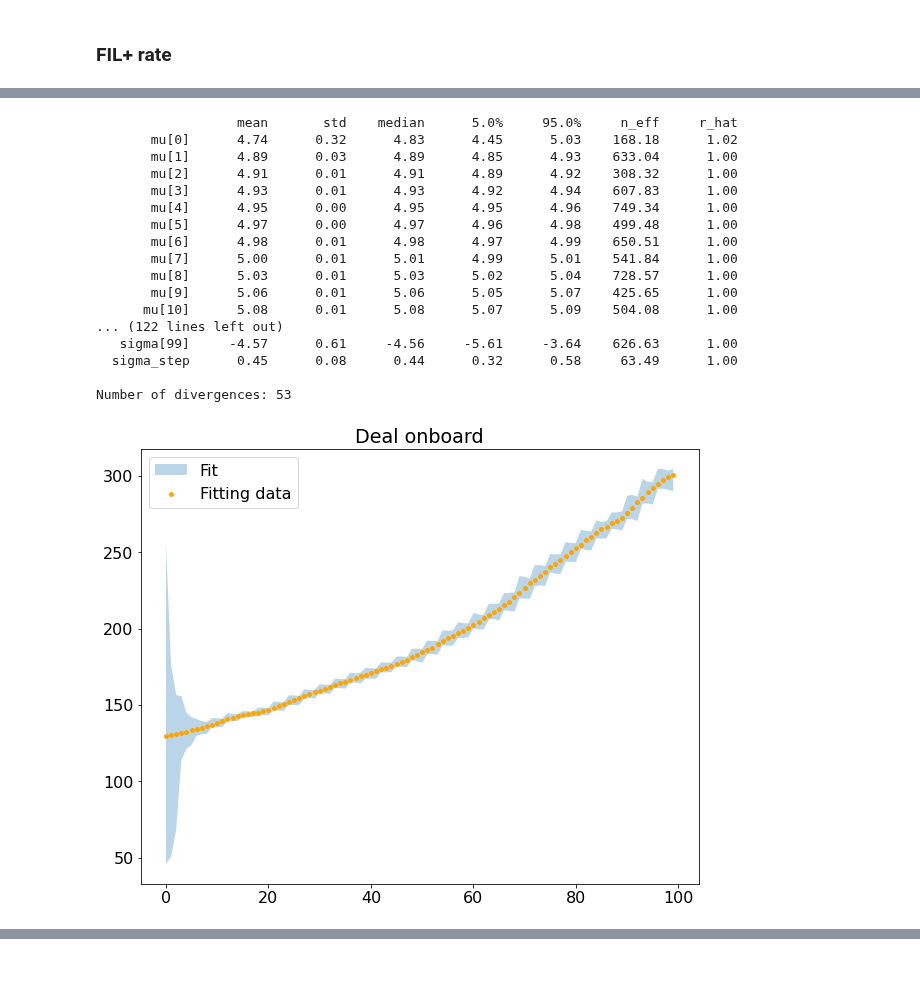
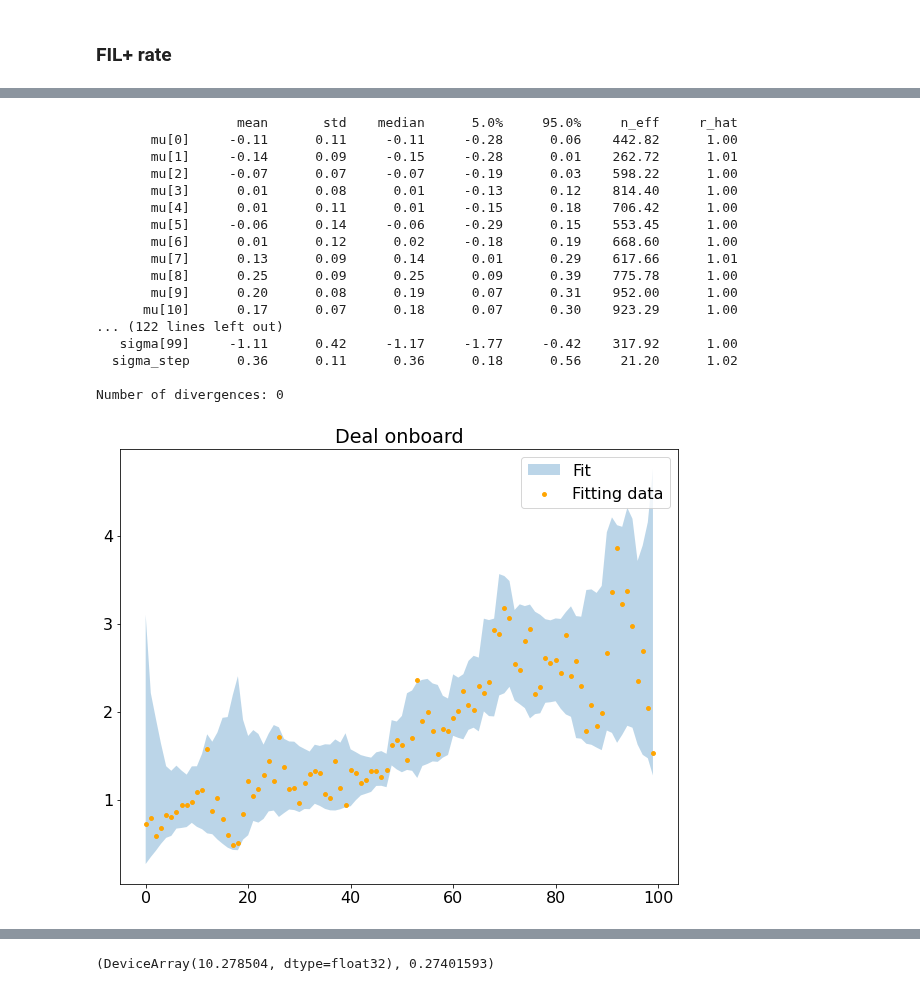
Before and after one commit to protocol/CryptoEconLab, a Jupyter notebook: notebooks/baseline_crossing/Distributions_to_parameterise_baseline_crossing_model.ipynb, the cells around one changed output, grey strips where cells are left out. Drawn from its saved outputs; the diff is of its cells as text; code cells hidden in the pictures.

```diff
--- a/notebooks/baseline_crossing/Distributions_to_parameterise_baseline_crossing_model.ipynb
+++ b/notebooks/baseline_crossing/Distributions_to_parameterise_baseline_crossing_model.ipynb
@@ -294,6 +274,8 @@ Text(0.5, 1.0, 'Raw byte onboarding/daily')
 # %%
 df_deals_orig = pd.read_csv('offline_info/Daily_Active_Deal_PiB_Statistics.csv')
 df_deals = df_deals_orig.copy()
+df_deals['deals_onboard'] = df_deals['Filecoin Plus'].diff()
 df_deals = df_deals[df_deals.stateTime <= today]
-df_deals.Total.plot(); plt.title('Deals onboard (PiB)')
+df_deals.deals_onboard.plot(); plt.title('Deals onboard (PiB)')
+df_deals.index = df_deals.stateTime
 # %% [output]
@@ -302,25 +283,25 @@ Text(0.5, 1.0, 'Deals onboard (PiB)')
 # %%
 x = df_deals.index.values[-100:]
-y = df_deals['Total'].values[-100:]
+y = df_deals.deals_onboard.values[-100:]
 
 mcmc, predictions_deal = run_model(x,y,3)
 plt_posteriors(predictions_deal, title="Deal onboard")
 # %% [output]
                   mean       std    median      5.0%     95.0%     n_eff     r_hat
-       mu[0]      4.74      0.32      4.83      4.45      5.03    168.18      1.02
-       mu[1]      4.89      0.03      4.89      4.85      4.93    633.04      1.00
-       mu[2]      4.91      0.01      4.91      4.89      4.92    308.32      1.00
-       mu[3]      4.93      0.01      4.93      4.92      4.94    607.83      1.00
-       mu[4]      4.95      0.00      4.95      4.95      4.96    749.34      1.00
-       mu[5]      4.97      0.00      4.97      4.96      4.98    499.48      1.00
-       mu[6]      4.98      0.01      4.98      4.97      4.99    650.51      1.00
-       mu[7]      5.00      0.01      5.01      4.99      5.01    541.84      1.00
-       mu[8]      5.03      0.01      5.03      5.02      5.04    728.57      1.00
-       mu[9]      5.06      0.01      5.06      5.05      5.07    425.65      1.00
-      mu[10]      5.08      0.01      5.08      5.07      5.09    504.08      1.00
+       mu[0]     -0.11      0.11     -0.11     -0.28      0.06    442.82      1.00
+       mu[1]     -0.14      0.09     -0.15     -0.28      0.01    262.72      1.01
+       mu[2]     -0.07      0.07     -0.07     -0.19      0.03    598.22      1.00
+       mu[3]      0.01      0.08      0.01     -0.13      0.12    814.40      1.00
+       mu[4]      0.01      0.11      0.01     -0.15      0.18    706.42      1.00
+       mu[5]     -0.06      0.14     -0.06     -0.29      0.15    553.45      1.00
+       mu[6]      0.01      0.12      0.02     -0.18      0.19    668.60      1.00
+       mu[7]      0.13      0.09      0.14      0.01      0.29    617.66      1.01
+       mu[8]      0.25      0.09      0.25      0.09      0.39    775.78      1.00
+       mu[9]      0.20      0.08      0.19      0.07      0.31    952.00      1.00
+      mu[10]      0.17      0.07      0.18      0.07      0.30    923.29      1.00
 ... (122 lines left out)
-   sigma[99]     -4.57      0.61     -4.56     -5.61     -3.64    626.63      1.00
-  sigma_step      0.45      0.08      0.44      0.32      0.58     63.49      1.00
+   sigma[99]     -1.11      0.42     -1.17     -1.77     -0.42    317.92      1.00
+  sigma_step      0.36      0.11      0.36      0.18      0.56     21.20      1.02
 
-Number of divergences: 53
+Number of divergences: 0
-[figure, old version]
+[figure, new version]
@@ -328,2 +309,4 @@ Number of divergences: 53
 # %%
-fil_plus_rate = np.array(predictions_onboard[:,-1]) / np.array((predictions_deal[:,-1] / 10))
+predictions_onboard[:,-1].mean(), (np.array((predictions_deal[:,-1] / 10))).mean()
+# %% [output]
+(DeviceArray(10.278504, dtype=float32), 0.27401593)
```
Also changed, not shown: parts of 10 cells of this notebook, 5 other files.
